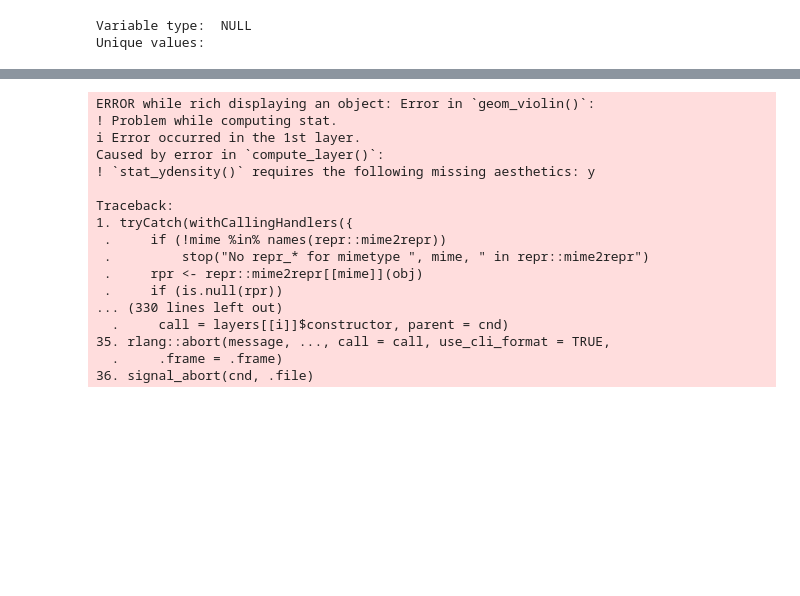
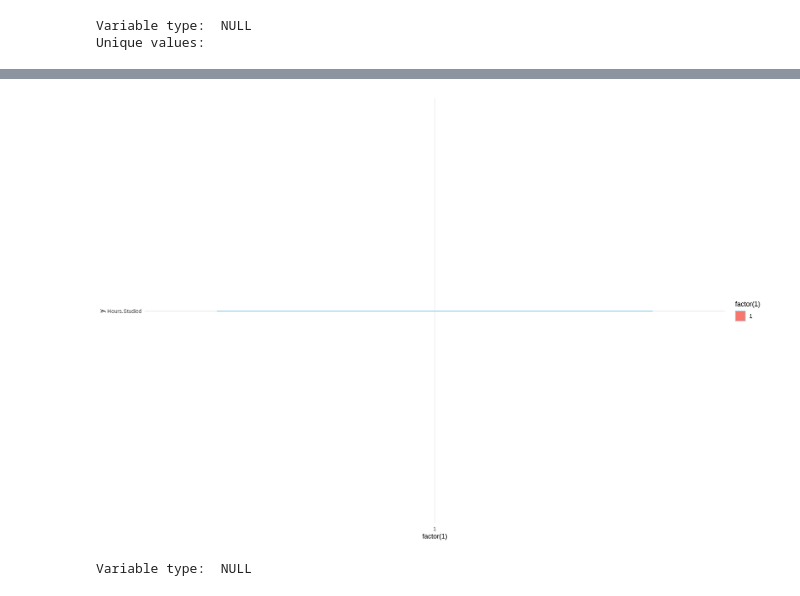
Before and after one commit to PabloNatB/Student-Perfomance-Regression, a Jupyter notebook: Student_Regresion.ipynb, the cells around one changed output, grey strips where cells are left out. Saved outputs shown, nothing was run; the diff lists cells and outputs as text; code cells hidden in the pictures; blank space fills up the shorter version.

```diff
--- a/Student_Regresion.ipynb
+++ b/Student_Regresion.ipynb
@@ -122,23 +157,16 @@ ERROR: Error in hist.default(X_hours_studied): 'x' must be numeric
 # %%
-# Plot violin plot
-ggplot(df, aes(x=factor(1), y=X_hours_studied, fill=factor(1))) +
-  geom_violin(color='#f7ba81') +
+library(ggplot2)
+
+# Plot violin plot for Hours.Studied
+ggplot(df, aes(x = factor(1), y = "Hours.Studied", fill = factor(1))) +
+  geom_violin(color = 'skyblue') +
   theme_minimal()
 # %% [output]
-ERROR while rich displaying an object: Error in `geom_violin()`:
-! Problem while computing stat.
-ℹ Error occurred in the 1st layer.
-Caused by error in `compute_layer()`:
-! `stat_ydensity()` requires the following missing aesthetics: y
-
-Traceback:
-1. tryCatch(withCallingHandlers({
- .     if (!mime %in% names(repr::mime2repr))
- .         stop("No repr_* for mimetype ", mime, " in repr::mime2repr")
- .     rpr <- repr::mime2repr[[mime]](obj)
- .     if (is.null(rpr))
-... (330 lines left out)
-  .     call = layers[[i]]$constructor, parent = cnd)
-35. rlang::abort(message, ..., call = call, use_cli_format = TRUE,
-  .     .frame = .frame)
-36. signal_abort(cnd, .file)
+[figure, added]
+# %%
+
+# Explore the 'Previous Scores' variable
+X_previous_scores <- df$`Previous Scores`
+cat("Variable type: ", typeof(X_previous_scores), "\n")
+# %% [output]
+Variable type:  NULL
```
Also changed, not shown: parts of 27 cells of this notebook.
